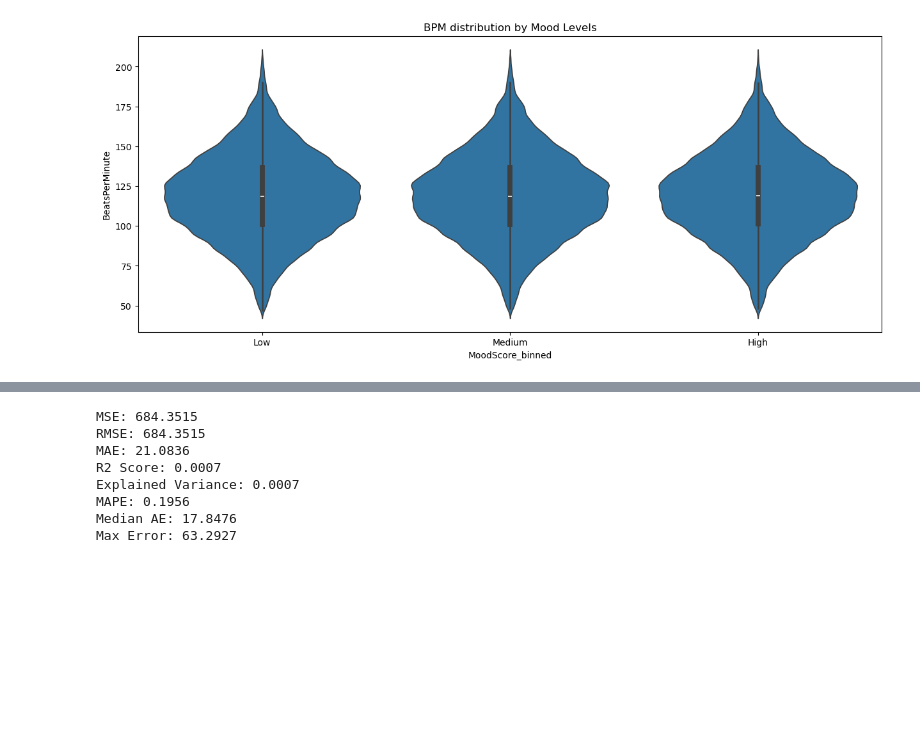
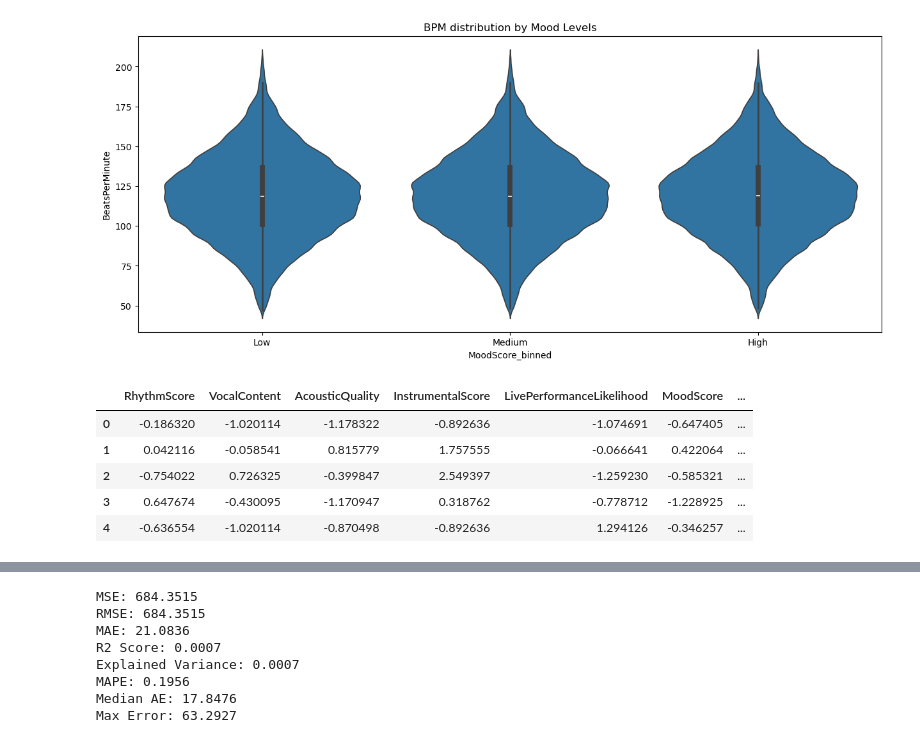
Before and after one commit to changdoong/learning-projects, a Jupyter notebook: song_df/song_df.ipynb, the cells around one changed output, grey strips where cells are left out. Drawn from its saved outputs; the diff is of its cells as text; code cells hidden in the pictures; blank space fills up the shorter version.

```diff
--- a/song_df/Untitled.ipynb
+++ b/song_df/song_df.ipynb
@@ -120,6 +120,15 @@ X.drop(columns=['TrackDurationMs','AudioLoudness'],axis=1,inplace=True)
 from sklearn.preprocessing import StandardScaler
 scaler = StandardScaler()
 X_scaled = pd.DataFrame(scaler.fit_transform(X), columns=X.columns)
+# %%
+X_scaled.head()
+# %% [output]
+|  | RhythmScore | VocalContent | AcousticQuality | InstrumentalScore | LivePerformanceLikelihood | MoodScore | ... |
+| 0 | -0.186320 | -1.020114 | -1.178322 | -0.892636 | -1.074691 | -0.647405 | ... |
+| 1 | 0.042116 | -0.058541 | 0.815779 | 1.757555 | -0.066641 | 0.422064 | ... |
+| 2 | -0.754022 | 0.726325 | -0.399847 | 2.549397 | -1.259230 | -0.585321 | ... |
+| 3 | 0.647674 | -0.430095 | -1.170947 | 0.318762 | -0.778712 | -1.228925 | ... |
+| 4 | -0.636554 | -1.020114 | -0.870498 | -0.892636 | 1.294126 | -0.346257 | ... |
 # %%
 from sklearn.preprocessing import PolynomialFeatures
 poly = PolynomialFeatures(degree=2, interaction_only=True, include_bias=False)
```
Also changed, not shown: parts of 3 cells of this notebook, 5 other files.
